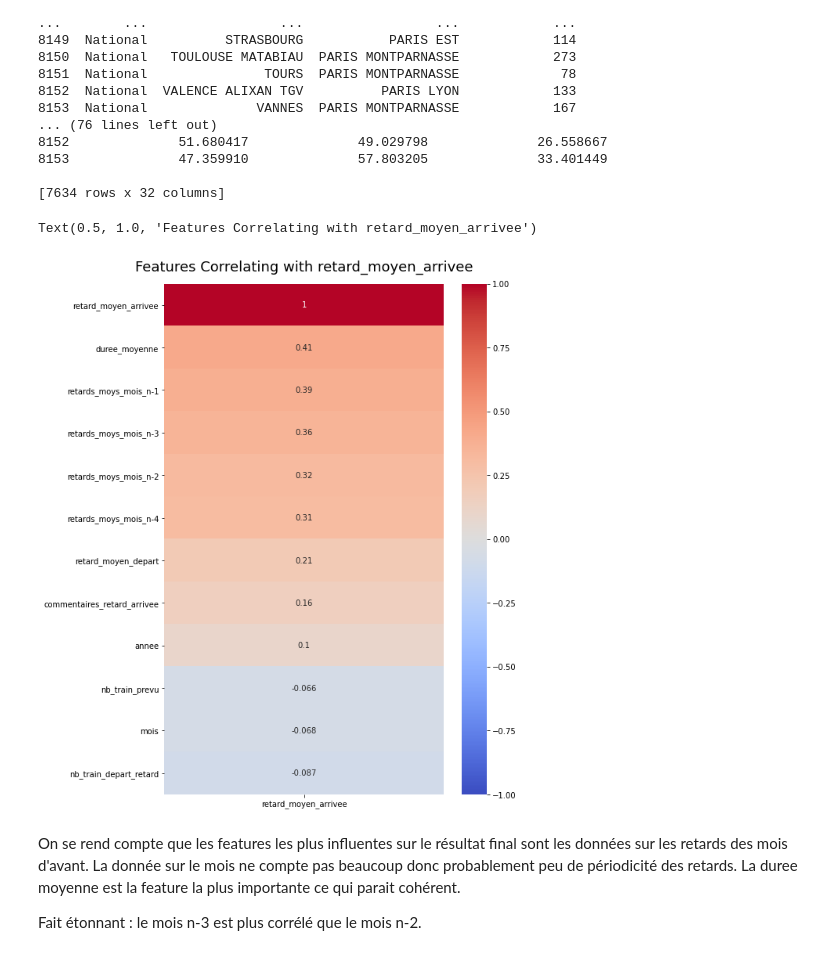
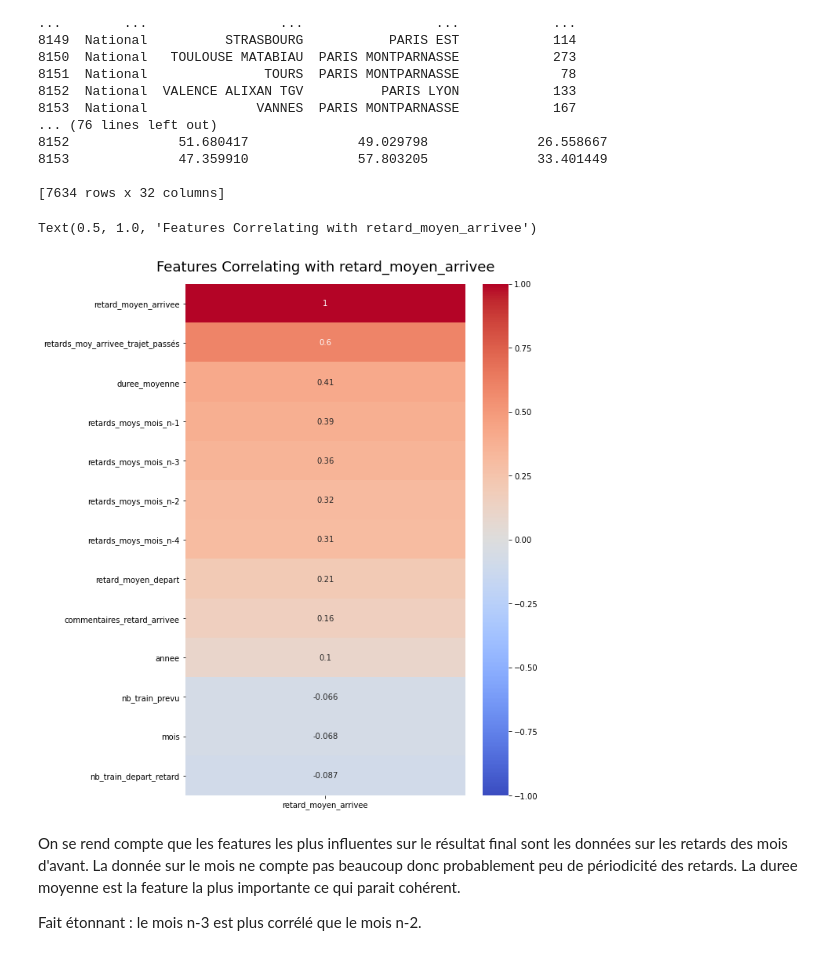
Before and after one commit to AxelV-hub/machine-learning-sncf-delay-estimation, a Jupyter notebook: Arno/Final_arno.ipynb, the cells around one changed output. Cells and saved outputs as stored; diff of their text form; code cells hidden in the pictures.

```diff
--- a/Arno/Final_arno.ipynb
+++ b/Arno/Final_arno.ipynb
@@ -56,7 +56,7 @@ def retards_moyens(df):
         df.loc[i, "retards_moy_arrivee_trajet_passés" ] = df[(df['annee'] <= row['annee']) & (df['gare_depart']== row['gare_depart']) & (df['gare_arrivee']== row['gare_arrivee']) & (df['mois'] <= row['mois'])]["retard_moyen_arrivee"].mean()
     return df
 
-b = retards_moyens(df)
+df_2 = retards_moyens(df)
 
 #On transforme la colonne commentaire, si un commentaire est présent, on met un 1, sinon un 0. Les commentaires signifie en général des éléments extraordinaire qui peuvent augmenter les retards.
 def comm(com):
@@ -66,7 +66,9 @@ def comm(com):
         return 1
 
 #On fait la transformation
-df.loc[:, 'commentaires_retard_arrivee'] = df['commentaires_retard_arrivee'].apply(comm)
+df_2.loc[:, 'commentaires_retard_arrivee'] = df_2['commentaires_retard_arrivee'].apply(comm)
+
+
 
 
 #On crée la fonction qui permet d'ajouter les valeurs des retards des mois précédents
@@ -97,7 +99,7 @@ def add_delays_previous_months(df, n_months):
 # %%
 #On ajoute les données des 3 mois précédents et on affiche le dataframe
 
-a = add_delays_previous_months(df, 4 )
+a = add_delays_previous_months(df_2, 4 )
 print(a)
 # %% [output]
 0
@@ -147,15 +149,15 @@ print(a)
 # %%
 #Observons les correlations entre les features et le donnée que nous cherchons à prédire.
 
-data_f = a[['annee', 'mois','service', 'gare_depart', 'gare_arrivee', 'duree_moyenne', 'nb_train_prevu','nb_train_depart_retard', 'retard_moyen_depart', 'retards_moys_mois_n-1', 'retards_moys_mois_n-2', 'retards_moys_mois_n-3', 'retards_moys_mois_n-4', 'commentaires_retard_arrivee', 'retard_moyen_arrivee']]
+data_f = a[['annee', 'mois','service', 'gare_depart', 'gare_arrivee', 'duree_moyenne', 'nb_train_prevu','nb_train_depart_retard', 'retard_moyen_depart', 'retards_moys_mois_n-1', 'retards_moys_mois_n-2', 'retards_moys_mois_n-3', 'retards_moys_mois_n-4', 'commentaires_retard_arrivee', 'retard_moyen_arrivee', "retards_moy_arrivee_trajet_passés"]]
 
 
 plt.figure(figsize=(8, 12))
 heatmap = sns.heatmap(data_f.corr()[['retard_moyen_arrivee']].sort_values(by='retard_moyen_arrivee', ascending=False), vmin=-1, vmax=1, annot=True, cmap='coolwarm')
 heatmap.set_title('Features Correlating with {}'.format('retard_moyen_arrivee'), fontdict={'fontsize':18}, pad=16)
 # %% [output]
 Text(0.5, 1.0, 'Features Correlating with retard_moyen_arrivee')
-[figure, old version]
+[figure, new version]
 # %% [markdown]
 On se rend compte que les features les plus influentes sur le résultat final sont les données sur les retards des mois d'avant. La donnée sur le mois ne compte pas beaucoup donc probablement peu de périodicité des retards. La duree moyenne est la feature la plus importante ce qui parait cohérent.
 
```
Also changed, not shown: parts of 23 cells of this notebook.
